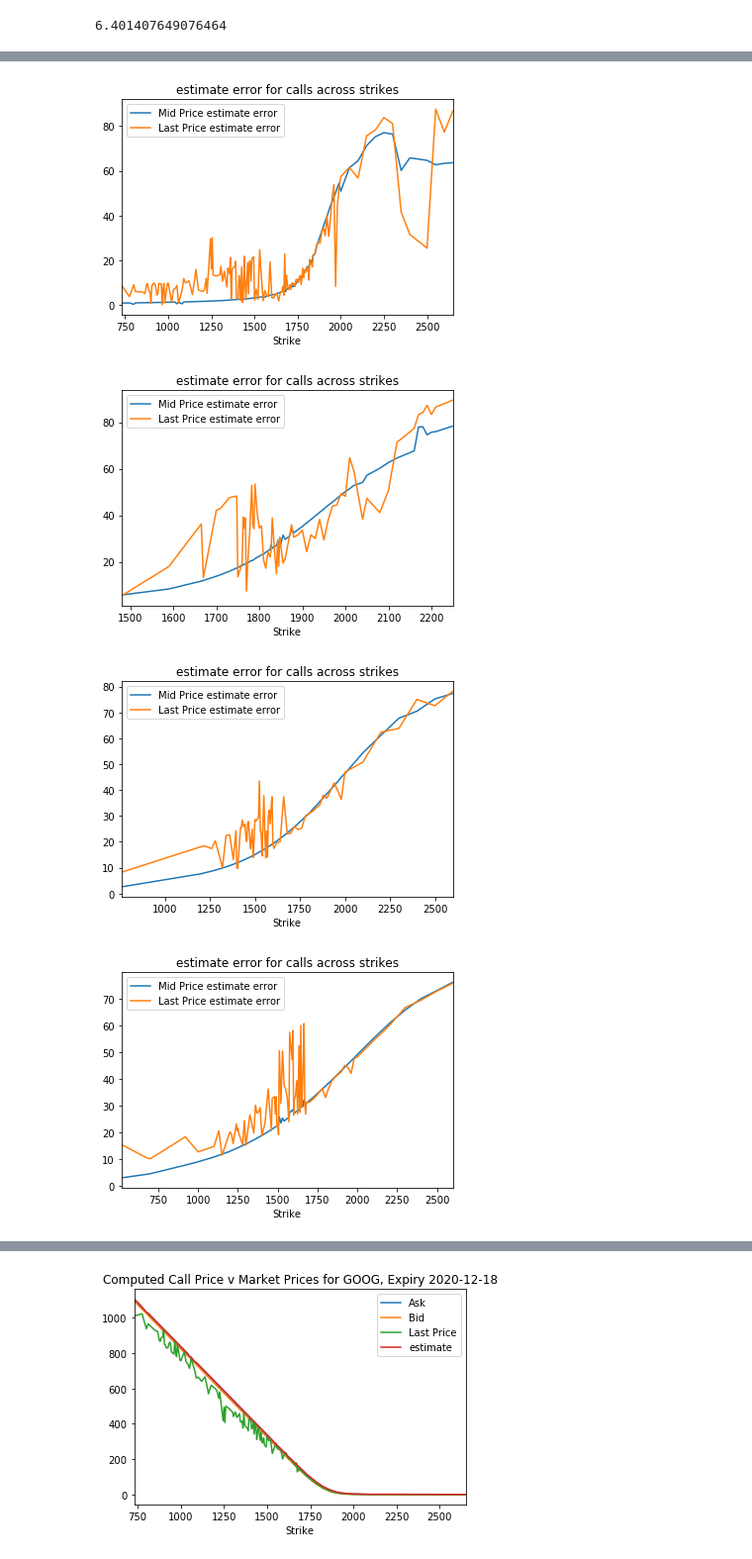
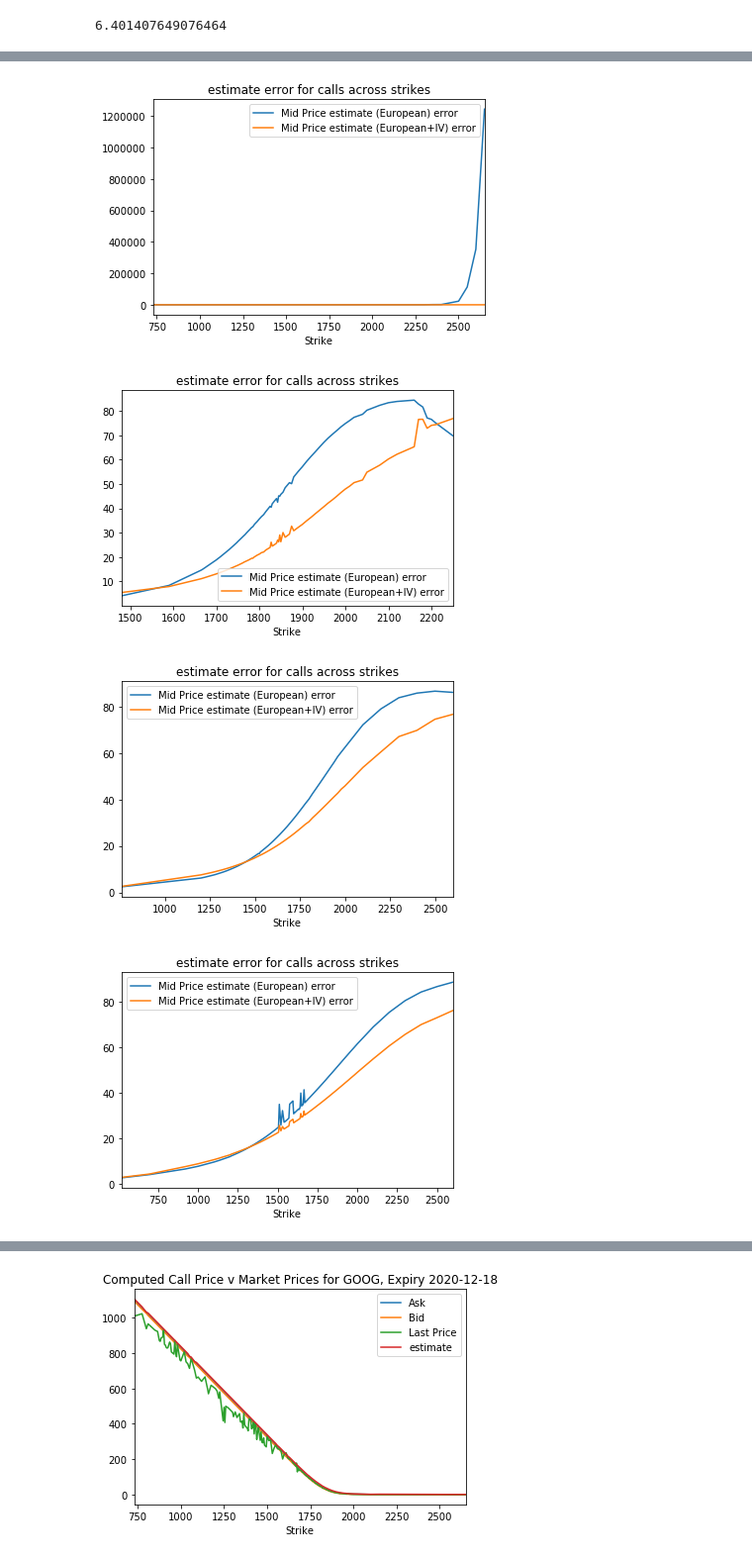
Before and after one commit to Maosef/options_pricing, a Jupyter notebook: option pricing active.ipynb, the cells around one changed output, grey strips where cells are left out. Shown at 99% size. Drawn from its saved outputs; the diff is of its cells as text; code cells hidden in the pictures.

```diff
--- a/option pricing active.ipynb
+++ b/option pricing active.ipynb
@@ -293,0 +312,3 @@ cur_stock_price: 1827.9899899999998, time to expiration: 1.2380952380952381, rfr
+# %%
+for i in range(0,5)
+puts_estimate_df[0].head()
@@ -299,5 +327,6 @@ for df_list in [calls_estimate_df, puts_estimate_df]:
 # plot call prices across strikes
 
 for i in range(0,5):
-    calls_estimate_df[i].plot(x='Strike',y=['Ask','Bid','Last Price','estimate'], title='Computed Call Price v Market Prices for {}, Expiry {}'.format(ticker, expiration_datetime[i].date()))
+#     calls_estimate_df[i].plot(x='Strike',y=['Ask','Bid','Last Price','estimate'], title='Computed Call Price v Market Prices for {}, Expiry {}'.format(ticker, expiration_datetime[i].date()))
+        calls_estimate_df[i].plot(x='Strike',y=['Mid Price','estimate (European)','estimate (European+IV)'], title='Computed Call Price v Market Prices for {}, Expiry {}'.format(ticker, expiration_datetime[i].date()))
 # %% [output]
@@ -310,5 +339,6 @@ for i in range(0,5):
 # plot put prices across strikes
 
 for i in range(0,5):
-    puts_estimate_df[i].plot(x='Strike',y=['Ask','Bid','Last Price','estimate'], title='Computed Put Price v Market Prices for {}, Expiry {}'.format(ticker, expiration_datetime[i].date()))
+#     puts_estimate_df[i].plot(x='Strike',y=['Ask','Bid','Last Price','estimate'], title='Computed Put Price v Market Prices for {}, Expiry {}'.format(ticker, expiration_datetime[i].date()))
+        puts_estimate_df[i].plot(x='Strike',y=['Mid Price','estimate (European)','estimate (European+IV)'], title='Computed Put Price v Market Prices for {}, Expiry {}'.format(ticker, expiration_datetime[i].date()))
 # %% [output]
@@ -320,29 +350,33 @@ for i in range(0,5):
 # %%
 ## calls error
 
 # error_types = ['Ask_estimate_error','Bid_estimate_error','Last Price_estimate_error','mid_price_estimate_error']
-features = ['Last Price','Mid Price']
+features = ['Mid Price']
+estimate_features = ['estimate (European)', 'estimate (European+IV)']
 
 for feature in features:
     for df_list in [calls_estimate_df, puts_estimate_df]:
         for df in df_list:
-            feature_error_name = feature + " estimate error"
-            df[feature_error_name] = ((abs(df[feature] - df['estimate'])/df['estimate']))*100
+
+            for estimate_name in estimate_features:
+                feature_error_name = feature + ' ' + estimate_name + " error"
+                df[feature_error_name] = ((abs(df[feature] - df[estimate_name])/df[estimate_name]))*100
 
 
 # across strikes, the median error is 34%, but there is a huge spread and outliers,
 # which mainly seem to be due to the higher strikes being very close to 0.
 
 # plot the error across strikes
 for i in range(0,5):
 #     for j in range (0,3):
 #         calls_estimate_df[i][error_types[j]] = ((abs(calls_estimate_df[i]['Last Price'] - calls_estimate_df[i]['estimate'])/calls_estimate_df[i]['estimate']))*100
         #ax = sns.distplot(calls_estimate_df[i]['last_estimate_error'])
         #print(calls_estimate_df[i]['last_estimate_error'].describe())
 
-    calls_estimate_df[i].plot(x='Strike',y=['Mid Price estimate error','Last Price estimate error'],title='estimate error for calls across strikes')
+#     calls_estimate_df[i].plot(x='Strike',y=['Mid Price estimate error'],title='estimate error for calls across strikes')
+    calls_estimate_df[i].plot(x='Strike',y=['Mid Price estimate (European) error', 'Mid Price estimate (European+IV) error'],title='estimate error for calls across strikes')
 # %% [output]
-[figure, old version]
+[figure, new version]
-[figure, old version]
+[figure, new version]
-[figure, old version]
+[figure, new version]
-[figure, old version]
+[figure, new version]
```
Also changed, not shown: parts of 13 cells of this notebook.
